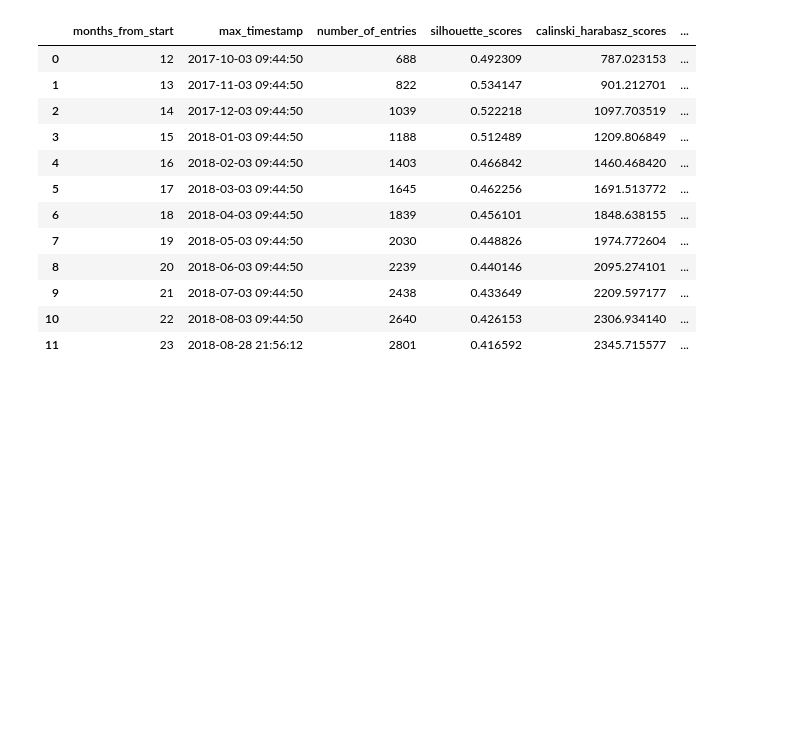
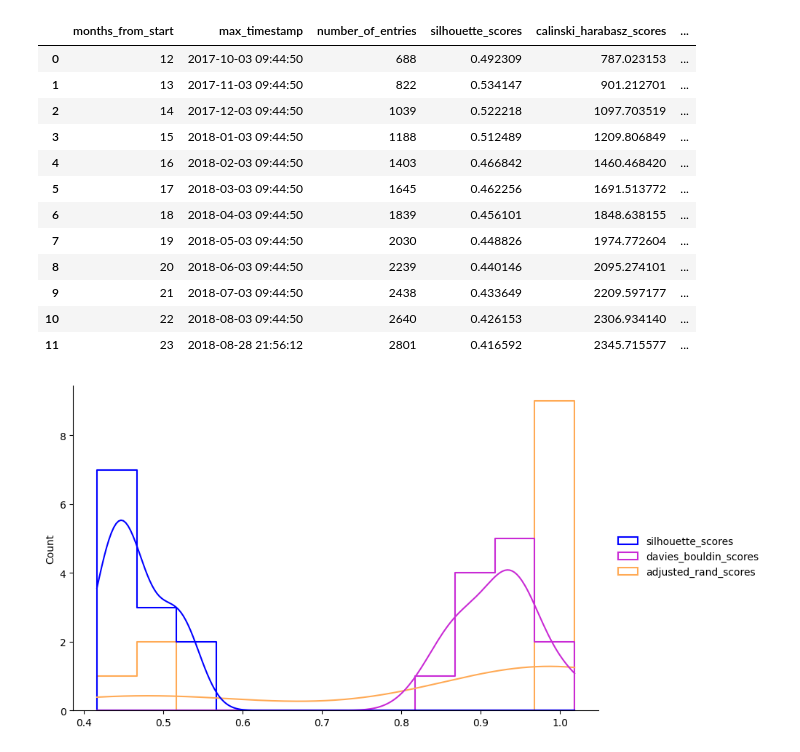
Before and after one commit to gabrielhermel/OC_DS_P5, a Jupyter notebook: Hermel_Gabriel_3_notebook_simulation_122022.ipynb, the cells around one changed output. Drawn from its saved outputs; the diff is of its cells as text; code cells hidden in the pictures; blank space fills up the shorter version.

```diff
--- a/Hermel_Gabriel_3_notebook_simulation_122022.ipynb
+++ b/Hermel_Gabriel_3_notebook_simulation_122022.ipynb
@@ -137,3 +265,20 @@ display(cluster_metrics_df)
 | 9 | 21 | 2018-07-03 09:44:50 | 2438 | 0.433649 | 2209.597177 | ... |
 | 10 | 22 | 2018-08-03 09:44:50 | 2640 | 0.426153 | 2306.934140 | ... |
 | 11 | 23 | 2018-08-28 21:56:12 | 2801 | 0.416592 | 2345.715577 | ... |
+# %%
+sns.displot(
+    cluster_metrics_df[["silhouette_scores", "davies_bouldin_scores", "adjusted_rand_scores"]],
+    # cluster_metrics_df[["months_from_start", "silhouette_scores", "davies_bouldin_scores", "adjusted_rand_scores"]],
+    # x="months_from_start",
+    bins=cluster_metrics_df.shape[0],
+    kde=True,
+    element="step",
+    lw=1.5,
+    aspect=1.6,
+    alpha=0.0,
+    palette="gnuplot2",
+)
+
+plt.show()
+# %% [output]
+[figure, added]
```
Also changed, not shown: parts of 5 cells of this notebook.
